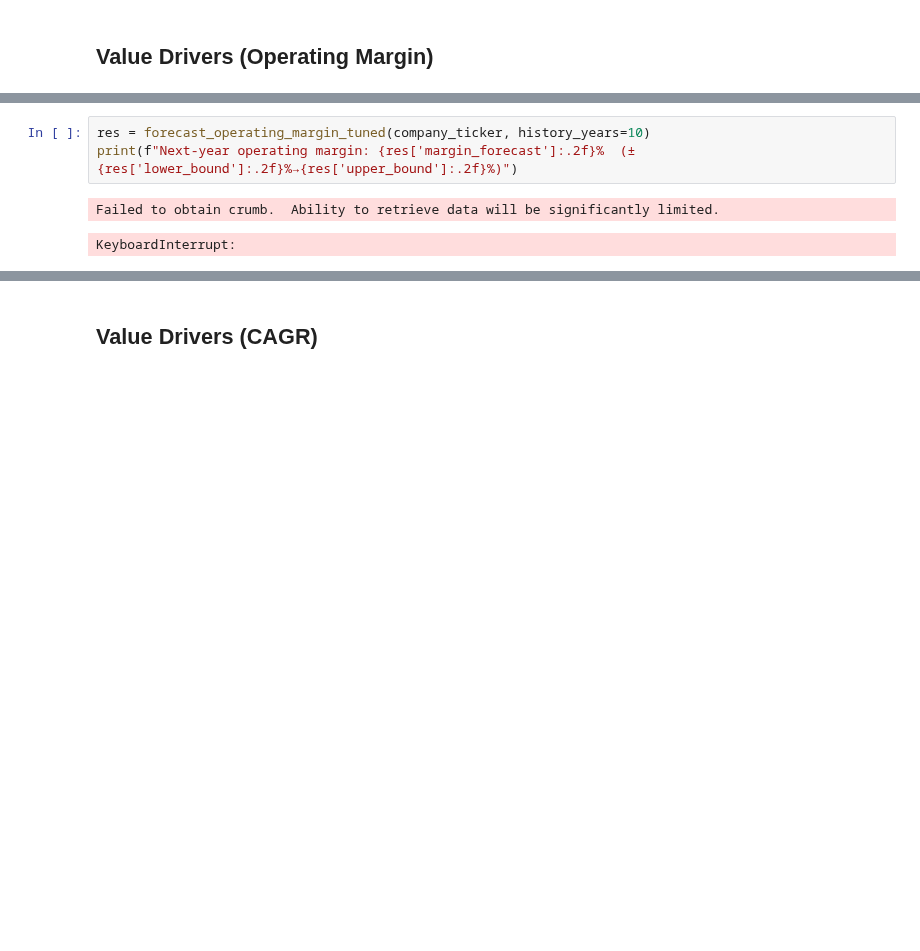
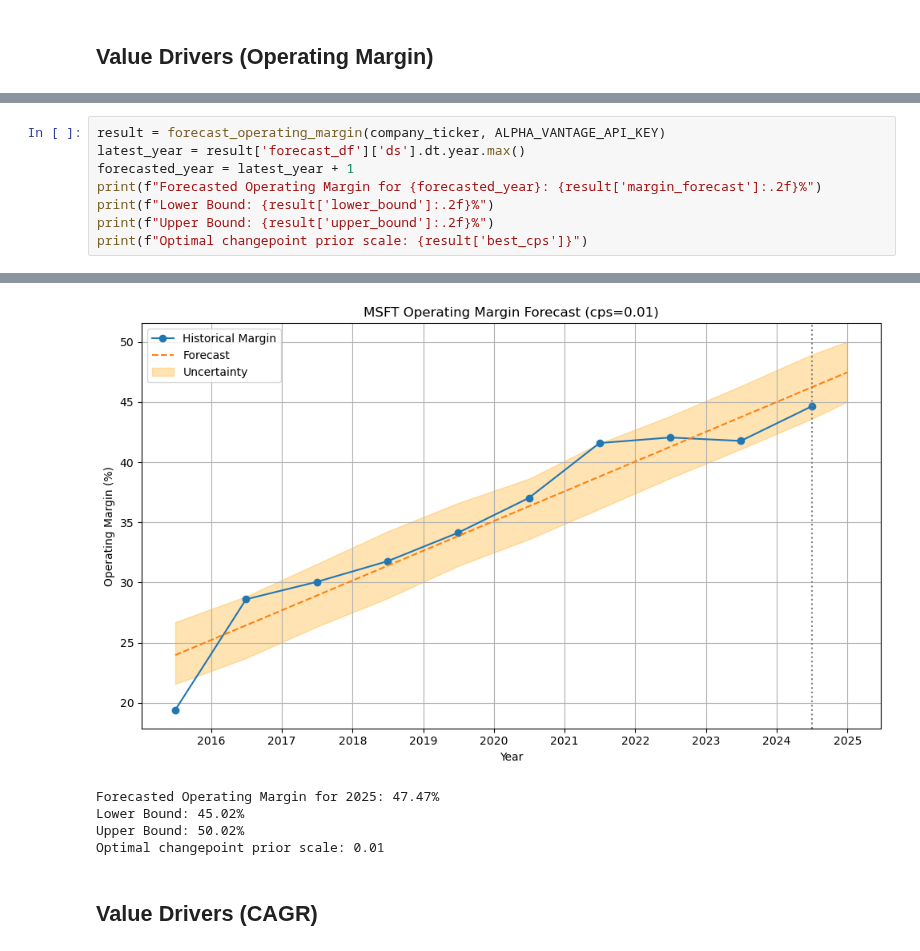
Before and after one commit to Chen-zexi/LangAlpha, a Jupyter notebook: notebooks/ginzu_interface.ipynb, the cells around one changed output, grey strips where cells are left out. Cells and saved outputs as stored; diff of their text form; blank space fills up the shorter version.

```diff
--- a/notebooks/ginzu_interface.ipynb
+++ b/notebooks/ginzu_interface.ipynb
@@ -902,7 +794,10 @@ def forecast_operating_margin_tuned(
     }
-# %%
-res = forecast_operating_margin_tuned(company_ticker, history_years=10)
-print(f"Next-year operating margin: {res['margin_forecast']:.2f}%  (± {res['lower_bound']:.2f}%→{res['upper_bound']:.2f}%)")
-# %% [output]
-Failed to obtain crumb.  Ability to retrieve data will be significantly limited.
-KeyboardInterrupt:
+# %%
+result = forecast_operating_margin(company_ticker, ALPHA_VANTAGE_API_KEY)
+latest_year = result['forecast_df']['ds'].dt.year.max()
+forecasted_year = latest_year + 1
+print(f"Forecasted Operating Margin for {forecasted_year}: {result['margin_forecast']:.2f}%")
+print(f"Lower Bound: {result['lower_bound']:.2f}%")
+print(f"Upper Bound: {result['upper_bound']:.2f}%")
+print(f"Optimal changepoint prior scale: {result['best_cps']}")
+# %% [output]
@@ -909,2 +821,7 @@ KeyboardInterrupt:
+[figure, added]
+Forecasted Operating Margin for 2025: 47.47%
+Lower Bound: 45.02%
+Upper Bound: 50.02%
+Optimal changepoint prior scale: 0.01
 # %% [markdown]
 ## Value Drivers (CAGR)
```
Also changed, not shown: parts of 32 cells of this notebook.
